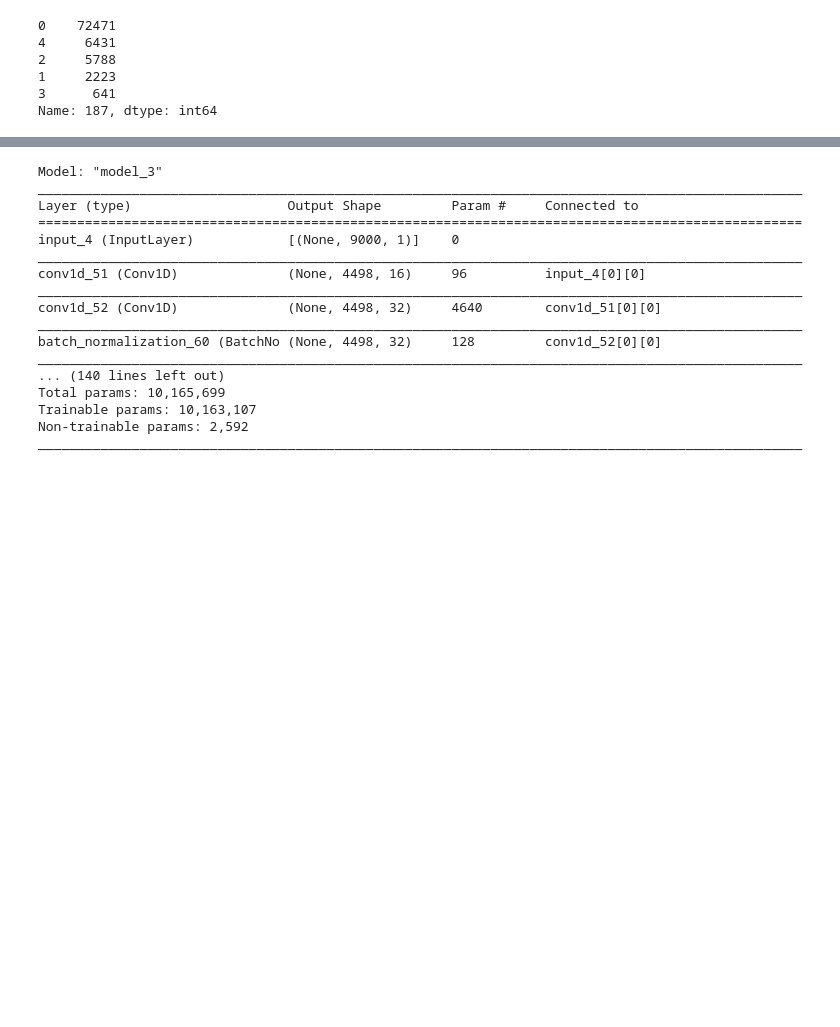
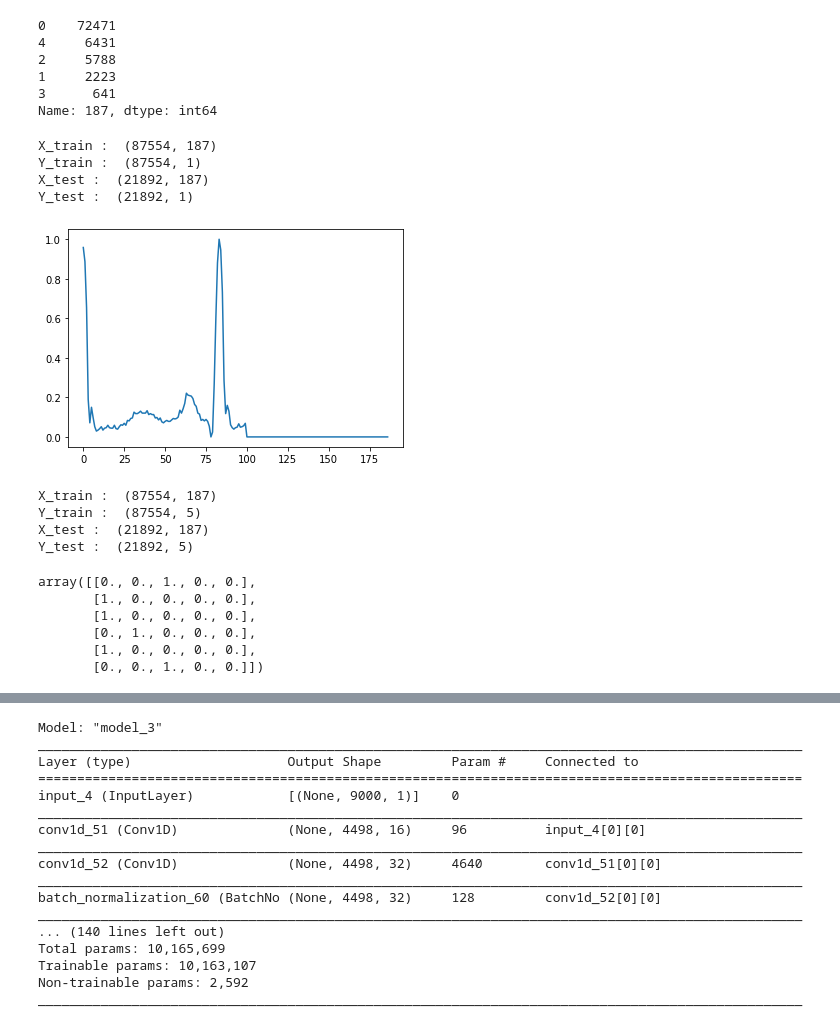
Before and after one commit to alirezash97/Cardio, a Jupyter notebook: phase_2.ipynb, the cells around one changed output, grey strips where cells are left out. Saved outputs shown, nothing was run; the diff lists cells and outputs as text; code cells hidden in the pictures; blank space fills up the shorter version.

```diff
--- a/phase_2.ipynb
+++ b/phase_2.ipynb
@@ -45,7 +46,22 @@ testset = test_df.values
 # %%
 trainset = np.take(trainset,np.random.permutation(trainset.shape[0]),axis=0,out=trainset)
 # %%
-X_train = trainset[:, :-1]
+X_temp_train = trainset[:, :-1]
 Y_train = trainset[:, -1:]
-X_test = testset[:, :-1]
+X_temp_test = testset[:, :-1]
 Y_test = testset[:, -1:]
+# %%
+print("X_train : ", X_temp_train.shape)
+print("Y_train : ", Y_train.shape)
+print("X_test : ", X_temp_test.shape)
+print("Y_test : ", Y_test.shape)
+# %% [output]
+X_train :  (87554, 187)
+Y_train :  (87554, 1)
+X_test :  (21892, 187)
+Y_test :  (21892, 1)
+# %%
+plt.plot(X_temp_train[7, :])
+plt.show()
+# %% [output]
+[figure, added]
@@ -51,0 +78,19 @@ Y_test = testset[:, -1:]
+# %%
+print("X_train : ", X_temp_train.shape)
+print("Y_train : ", Y_train.shape)
+print("X_test : ", X_temp_test.shape)
+print("Y_test : ", Y_test.shape)
+# %% [output]
+X_train :  (87554, 187)
+Y_train :  (87554, 5)
+X_test :  (21892, 187)
+Y_test :  (21892, 5)
+# %%
+Y_train[1000:1006, :]
+# %% [output]
+array([[0., 0., 1., 0., 0.],
+       [1., 0., 0., 0., 0.],
+       [1., 0., 0., 0., 0.],
+       [0., 1., 0., 0., 0.],
+       [1., 0., 0., 0., 0.],
+       [0., 0., 1., 0., 0.]])
```
Also changed, not shown: parts of 9 cells of this notebook.
